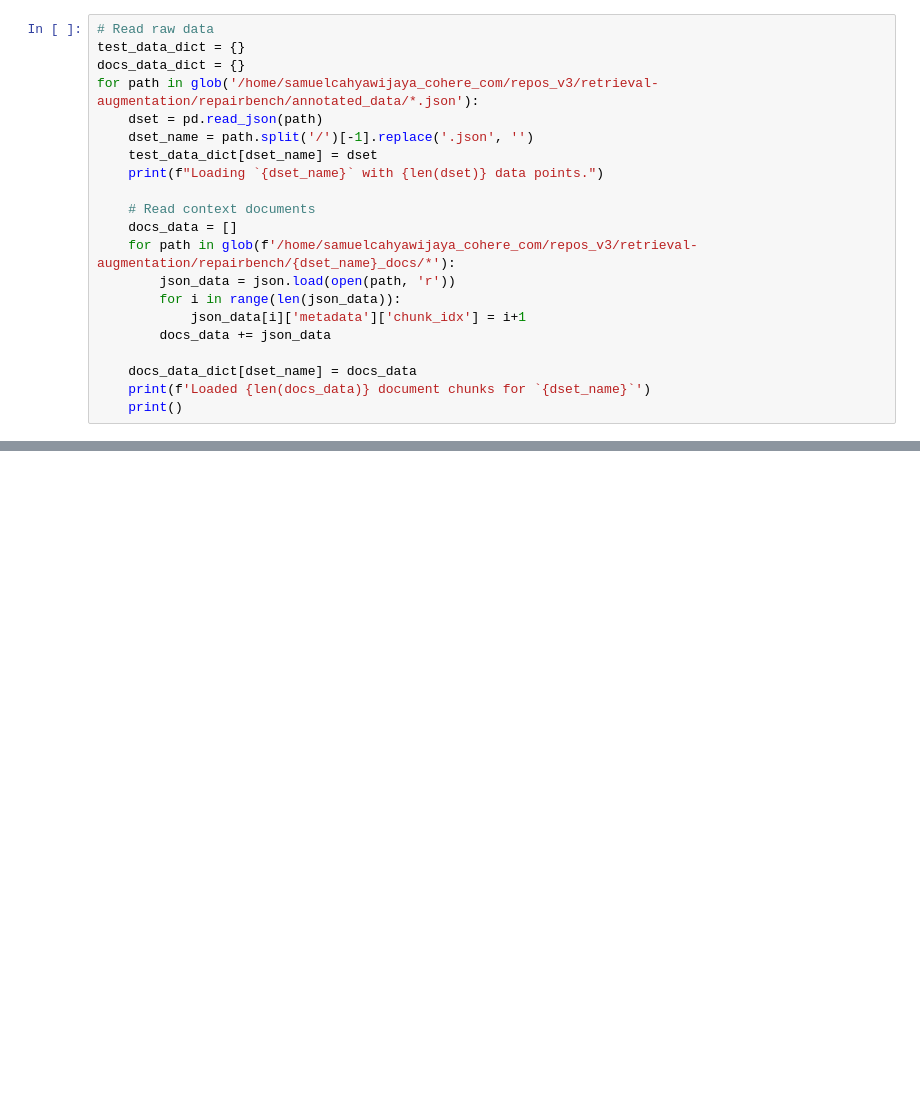
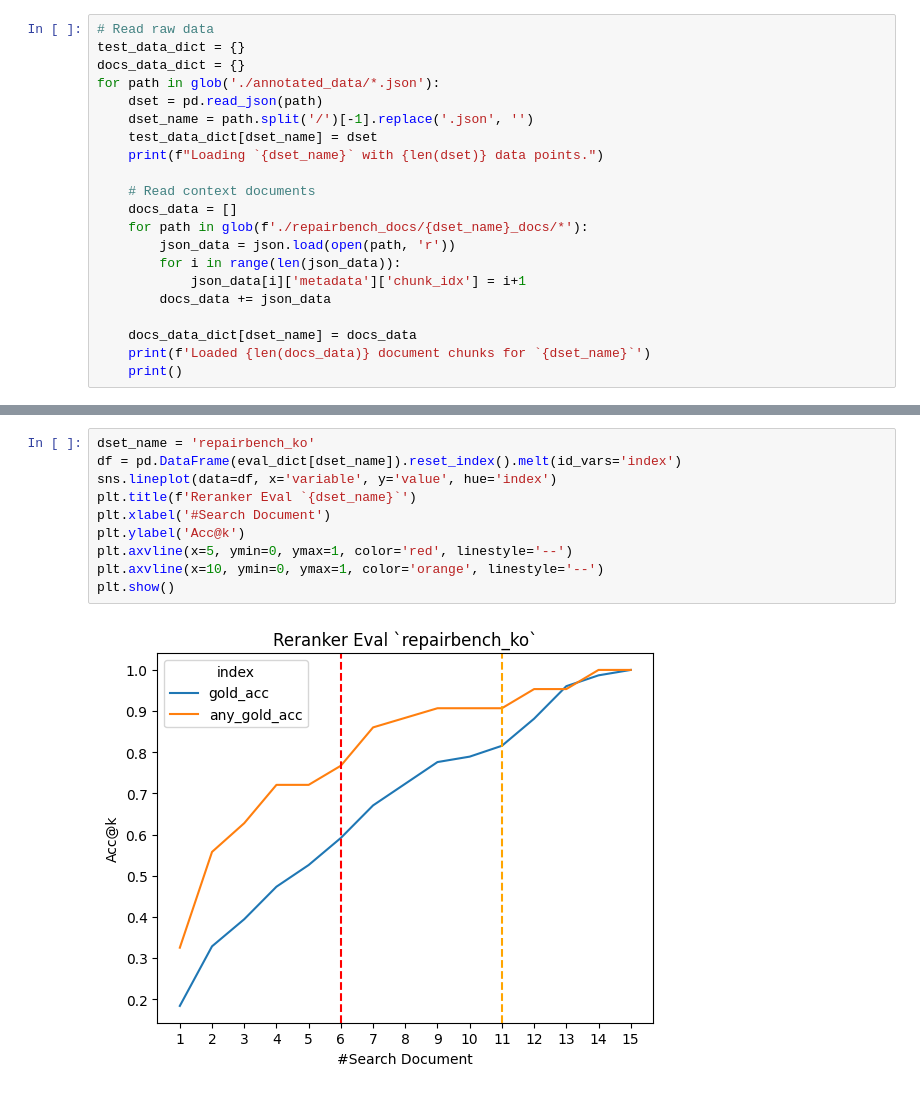
Before and after one commit to samuel-cahyawijaya/repairbench-eval, a Jupyter notebook: eval_reranker_baseline.ipynb, the cells around one changed output, grey strips where cells are left out. Drawn from its saved outputs; the diff is of its cells as text; blank space fills up the shorter version.

```diff
--- a/eval_reranker_baseline.ipynb
+++ b/eval_reranker_baseline.ipynb
@@ -30,7 +23,7 @@ co = cohere.ClientV2(
 # Read raw data
 test_data_dict = {}
 docs_data_dict = {}
-for path in glob('/home/samuelcahyawijaya_cohere_com/repos_v3/retrieval-augmentation/repairbench/annotated_data/*.json'):
+for path in glob('./annotated_data/*.json'):
     dset = pd.read_json(path)
     dset_name = path.split('/')[-1].replace('.json', '')
     test_data_dict[dset_name] = dset
@@ -38,7 +31,7 @@ for path in glob('/home/samuelcahyawijaya_cohere_com/repos_v3/retrieval-augmenta
 
     # Read context documents
     docs_data = []
-    for path in glob(f'/home/samuelcahyawijaya_cohere_com/repos_v3/retrieval-augmentation/repairbench/{dset_name}_docs/*'):
+    for path in glob(f'./repairbench_docs/{dset_name}_docs/*'):
         json_data = json.load(open(path, 'r'))
         for i in range(len(json_data)):
             json_data[i]['metadata']['chunk_idx'] = i+1
@@ -60,0 +108,12 @@ Loaded 1429 document chunks for `repairbench_ja`
+# %%
+dset_name = 'repairbench_ko'
+df = pd.DataFrame(eval_dict[dset_name]).reset_index().melt(id_vars='index')
+sns.lineplot(data=df, x='variable', y='value', hue='index')
+plt.title(f'Reranker Eval `{dset_name}`')
+plt.xlabel('#Search Document')
+plt.ylabel('Acc@k')
+plt.axvline(x=5, ymin=0, ymax=1, color='red', linestyle='--')
+plt.axvline(x=10, ymin=0, ymax=1, color='orange', linestyle='--')
+plt.show()
+# %% [output]
+[figure, added]
```
Also changed, not shown: parts of 24 cells of this notebook.
